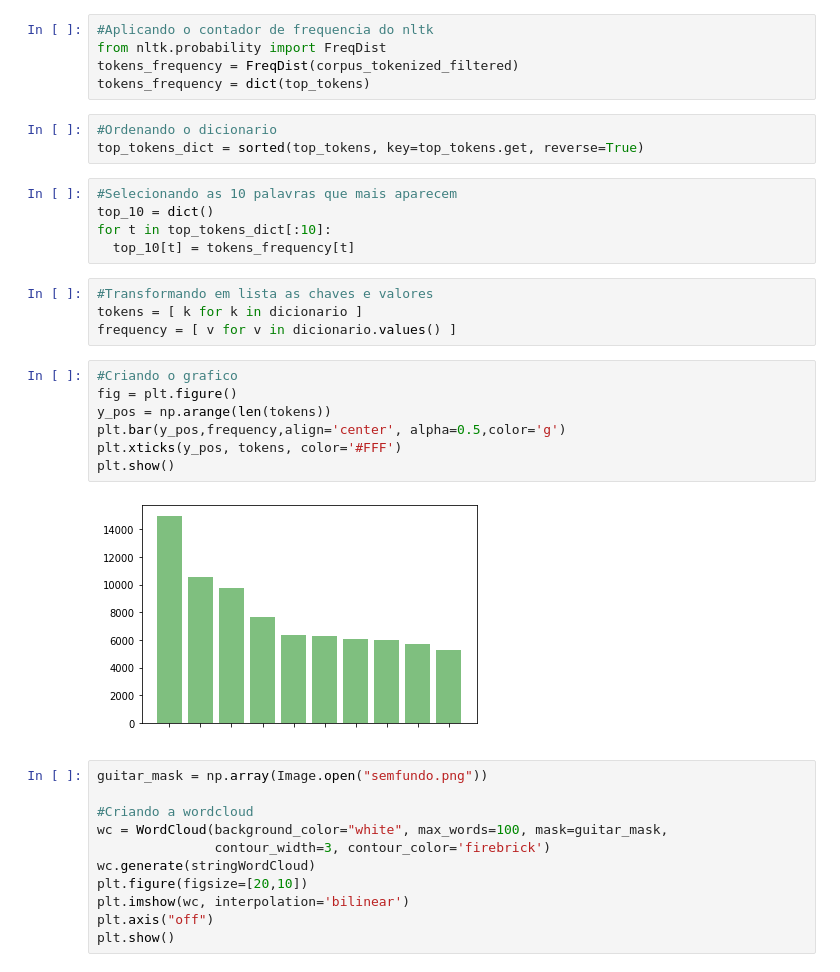
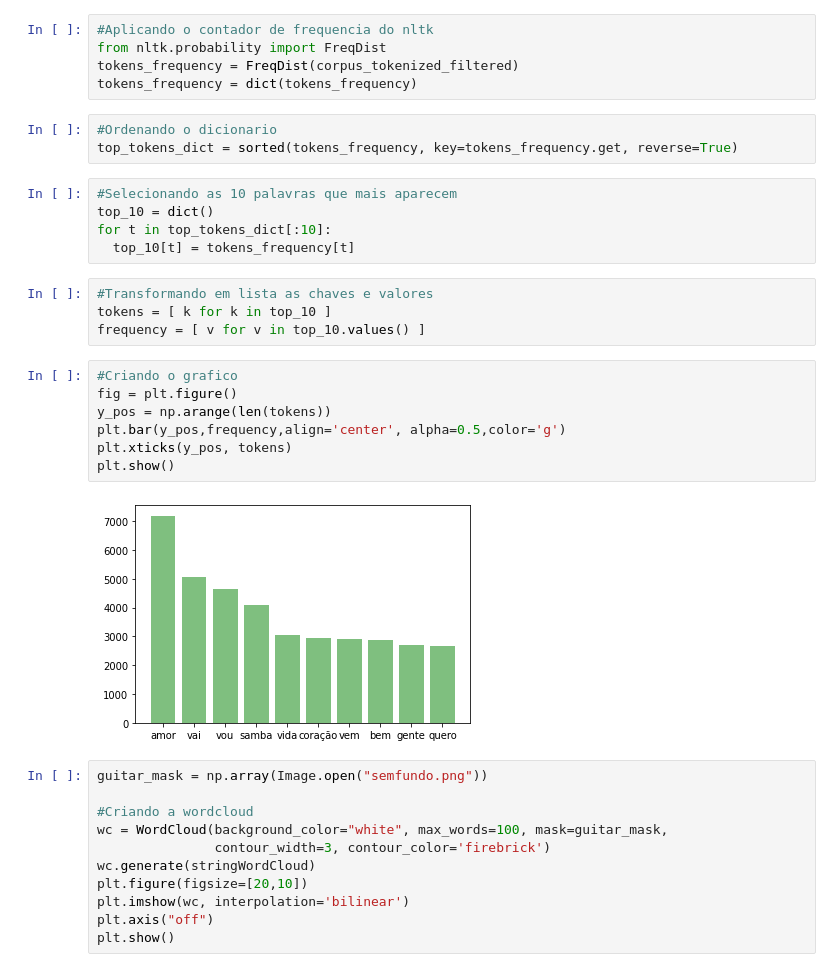
Before and after one commit to NathanLCR/natural-language-letras, a Jupyter notebook: WordCloudCreation.ipynb, the cells around one changed output. Cells and saved outputs as stored; diff of their text form.

```diff
--- a/WordCloudCreation.ipynb
+++ b/WordCloudCreation.ipynb
@@ -36,10 +41,10 @@ for token in corpus_tokenized_filtered:
 #Aplicando o contador de frequencia do nltk
 from nltk.probability import FreqDist
 tokens_frequency = FreqDist(corpus_tokenized_filtered)
-tokens_frequency = dict(top_tokens)
+tokens_frequency = dict(tokens_frequency)
 # %%
 #Ordenando o dicionario
-top_tokens_dict = sorted(top_tokens, key=top_tokens.get, reverse=True)
+top_tokens_dict = sorted(tokens_frequency, key=tokens_frequency.get, reverse=True)
 # %%
 #Selecionando as 10 palavras que mais aparecem
 top_10 = dict()
@@ -47,17 +52,17 @@ for t in top_tokens_dict[:10]:
   top_10[t] = tokens_frequency[t]
 # %%
 #Transformando em lista as chaves e valores
-tokens = [ k for k in dicionario ]
-frequency = [ v for v in dicionario.values() ]
+tokens = [ k for k in top_10 ]
+frequency = [ v for v in top_10.values() ]
 # %%
 #Criando o grafico
 fig = plt.figure()
 y_pos = np.arange(len(tokens))
 plt.bar(y_pos,frequency,align='center', alpha=0.5,color='g')
-plt.xticks(y_pos, tokens, color='#FFF')
+plt.xticks(y_pos, tokens)
 plt.show()
 # %% [output]
-[figure, old version]
+[figure, new version]
 # %%
 guitar_mask = np.array(Image.open("semfundo.png"))
 
```
Also changed, not shown: parts of 1 cell of this notebook.
